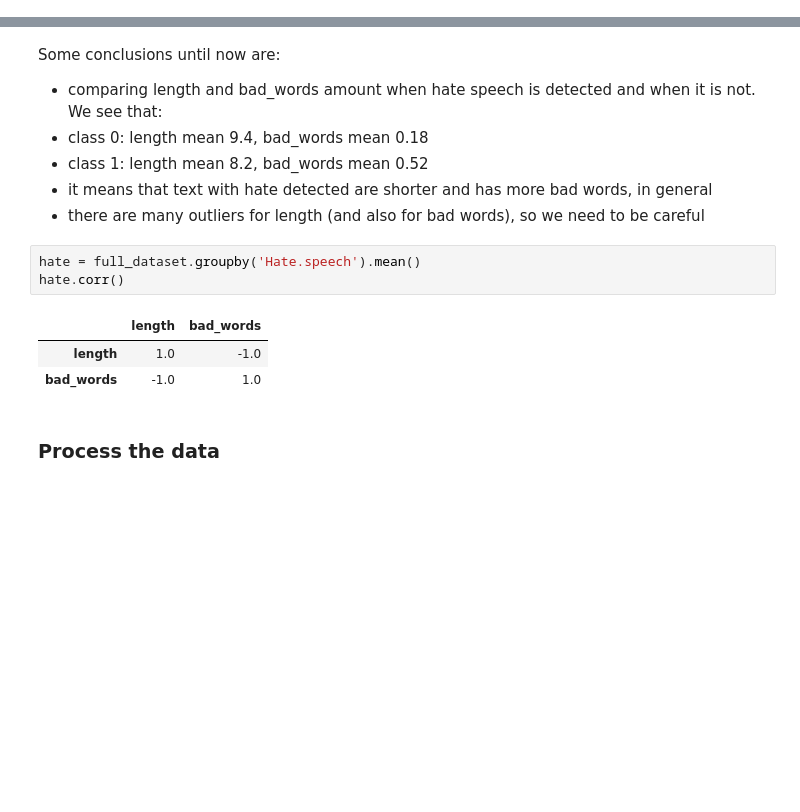
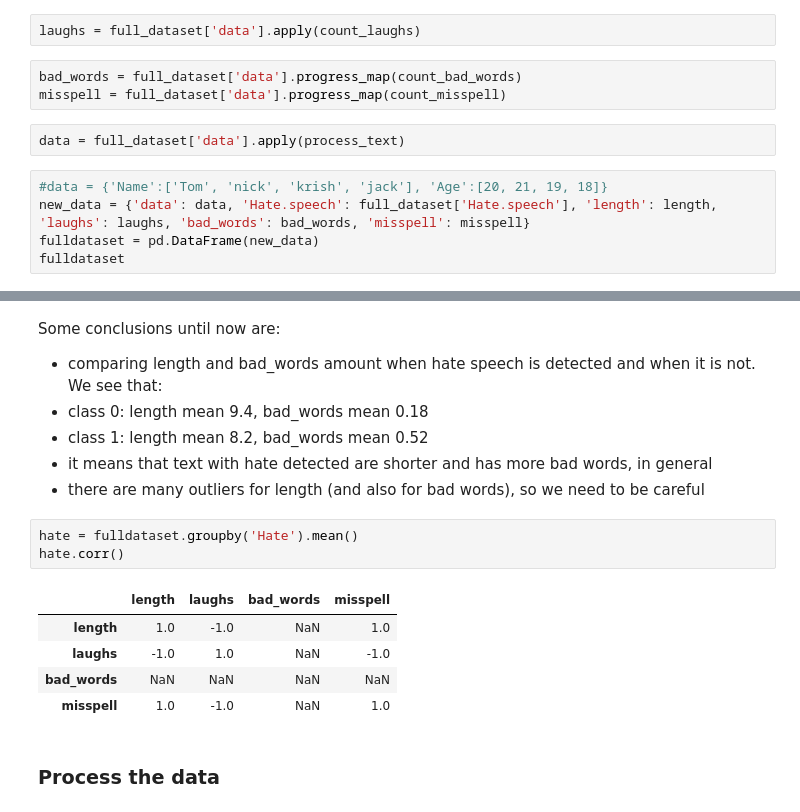
Before and after one commit to luciananobrega/hate_speech_detector, a Jupyter notebook: code/project.ipynb, the cells around one changed output, grey strips where cells are left out. Drawn from its saved outputs; the diff is of its cells as text; blank space fills up the shorter version.

```diff
--- a/code/project.ipynb
+++ b/code/project.ipynb
@@ -273,0 +101,12 @@ TypeError: 'Series' objects are mutable, thus they cannot be hashed
+# %%
+laughs = full_dataset['data'].apply(count_laughs)
+# %%
+bad_words = full_dataset['data'].progress_map(count_bad_words)
+misspell = full_dataset['data'].progress_map(count_misspell)
+# %%
+data = full_dataset['data'].apply(process_text)
+# %%
+#data = {'Name':['Tom', 'nick', 'krish', 'jack'], 'Age':[20, 21, 19, 18]}
+new_data = {'data': data, 'Hate.speech': full_dataset['Hate.speech'], 'length': length, 'laughs': laughs, 'bad_words': bad_words, 'misspell': misspell}
+fulldataset = pd.DataFrame(new_data)
+fulldataset
@@ -387,12 +247,14 @@ Some conclusions until now are:
 * it means that text with hate detected are shorter and has more bad words, in general
 * there are many outliers for length (and also for bad words), so we need to be careful
 # %%
-hate = full_dataset.groupby('Hate.speech').mean()
+hate = fulldataset.groupby('Hate').mean()
 hate.corr()
 # %% [output]
-|  | length | bad_words |
-| length | 1.0 | -1.0 |
-| bad_words | -1.0 | 1.0 |
+|  | length | laughs | bad_words | misspell |
+| length | 1.0 | -1.0 | NaN | 1.0 |
+| laughs | -1.0 | 1.0 | NaN | -1.0 |
+| bad_words | NaN | NaN | NaN | NaN |
+| misspell | 1.0 | -1.0 | NaN | 1.0 |
 # %% [markdown]
 ### Process the data
 # %%
```
Also changed, not shown: parts of 17 cells of this notebook, 2 other files.
